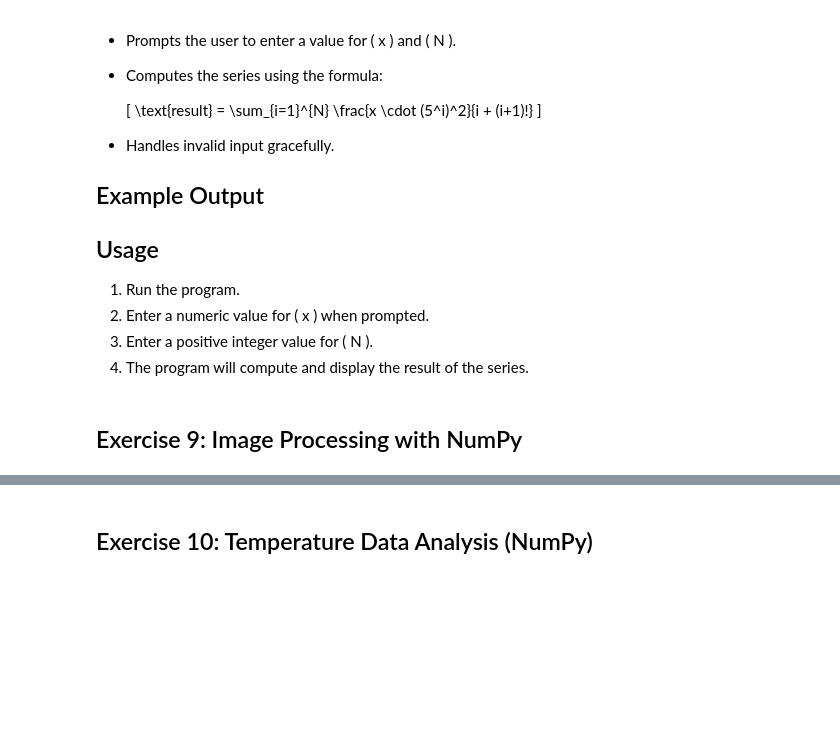
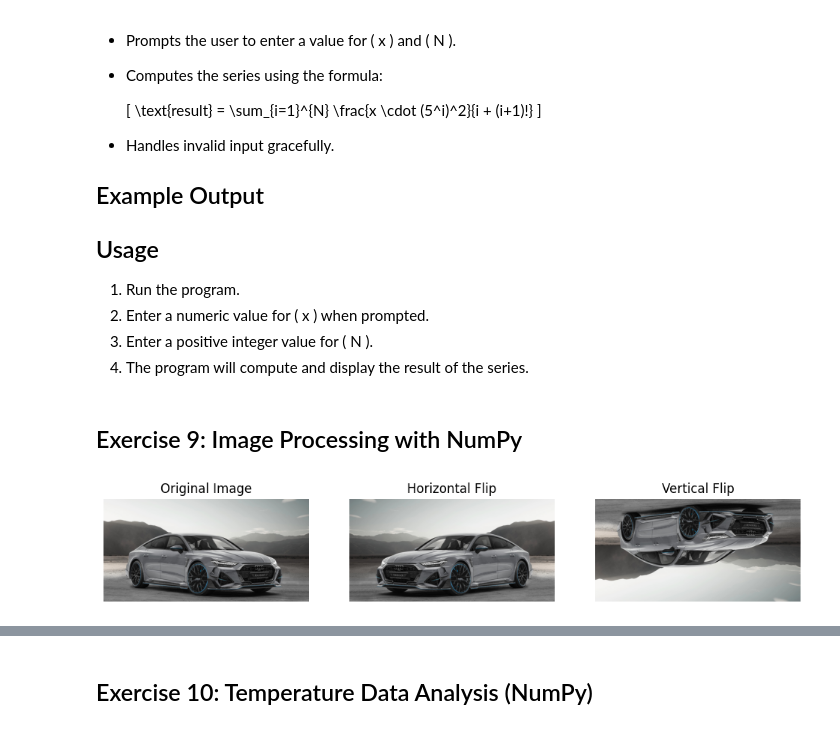
Before and after one commit to RC4499/Exercise1, a Jupyter notebook: M32895_Part1.ipynb, the cells around one changed output, grey strips where cells are left out. Cells and saved outputs as stored; diff of their text form; code cells hidden in the pictures; blank space fills up the shorter version.

```diff
--- a/M32895_Part1.ipynb
+++ b/M32895_Part1.ipynb
@@ -411,26 +411,34 @@ This Python program calculates a mathematical series based on user-provided valu
 # %%
 import numpy as np
 import matplotlib.pyplot as plt
 from PIL import Image
 
+# Uncomment the line below if using Jupyter Notebook
+# %matplotlib inline
+
 # Load an image
-image_path = "your_image.jpg"  # Replace with an actual image file
+image_path = "rs7.jpg"  # Replace with an actual image file
 image = Image.open(image_path)
 img_array = np.array(image)
 
 # Create mirrored images
 horizontal_flip = np.fliplr(img_array)
 vertical_flip = np.flipud(img_array)
 
 # Display images
 fig, ax = plt.subplots(1, 3, figsize=(12, 4))
 ax[0].imshow(img_array)
 ax[0].set_title("Original Image")
+ax[0].axis('off')  # Hide axes for better visualization
 
 ax[1].imshow(horizontal_flip)
 ax[1].set_title("Horizontal Flip")
+ax[1].axis('off')  # Hide axes for better visualization
 
 ax[2].imshow(vertical_flip)
 ax[2].set_title("Vertical Flip")
+ax[2].axis('off')  # Hide axes for better visualization
 
 plt.show()
+# %% [output]
+[figure, added]
```
Also changed, not shown: parts of 1 cell of this notebook, 1 other file.
